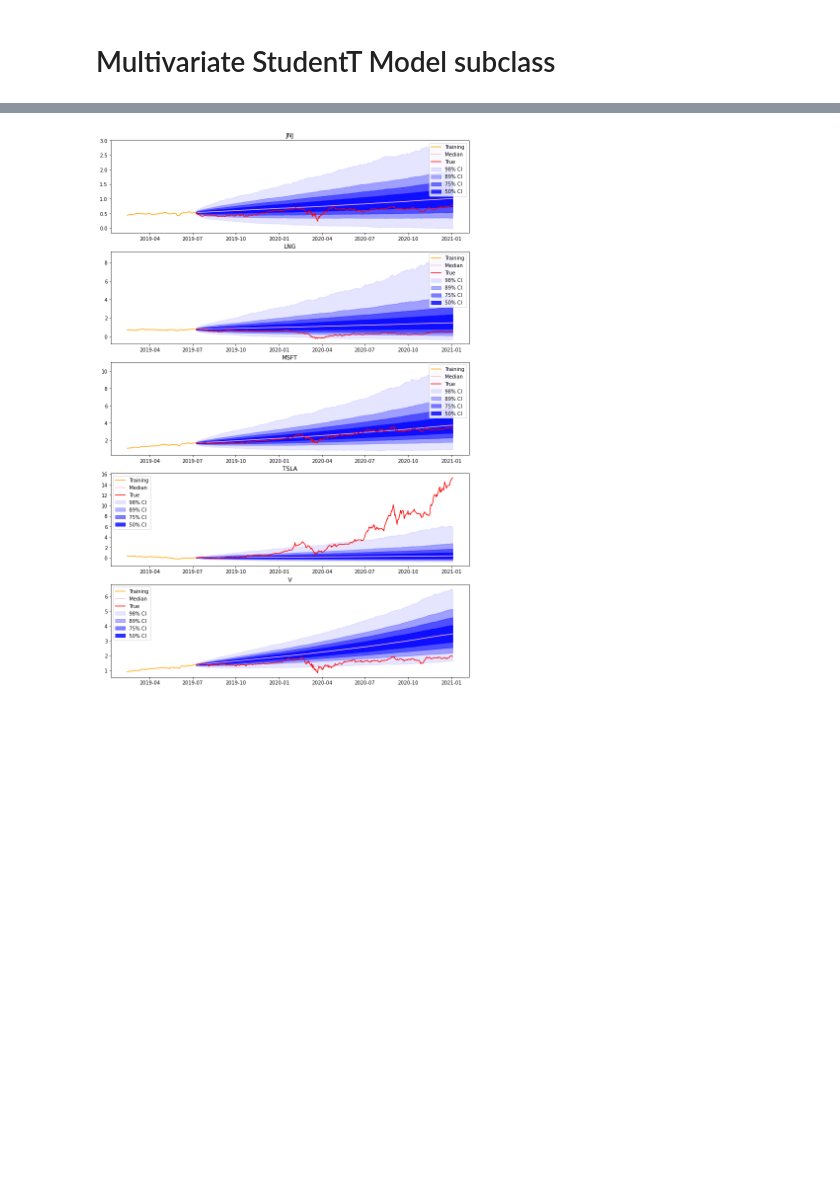
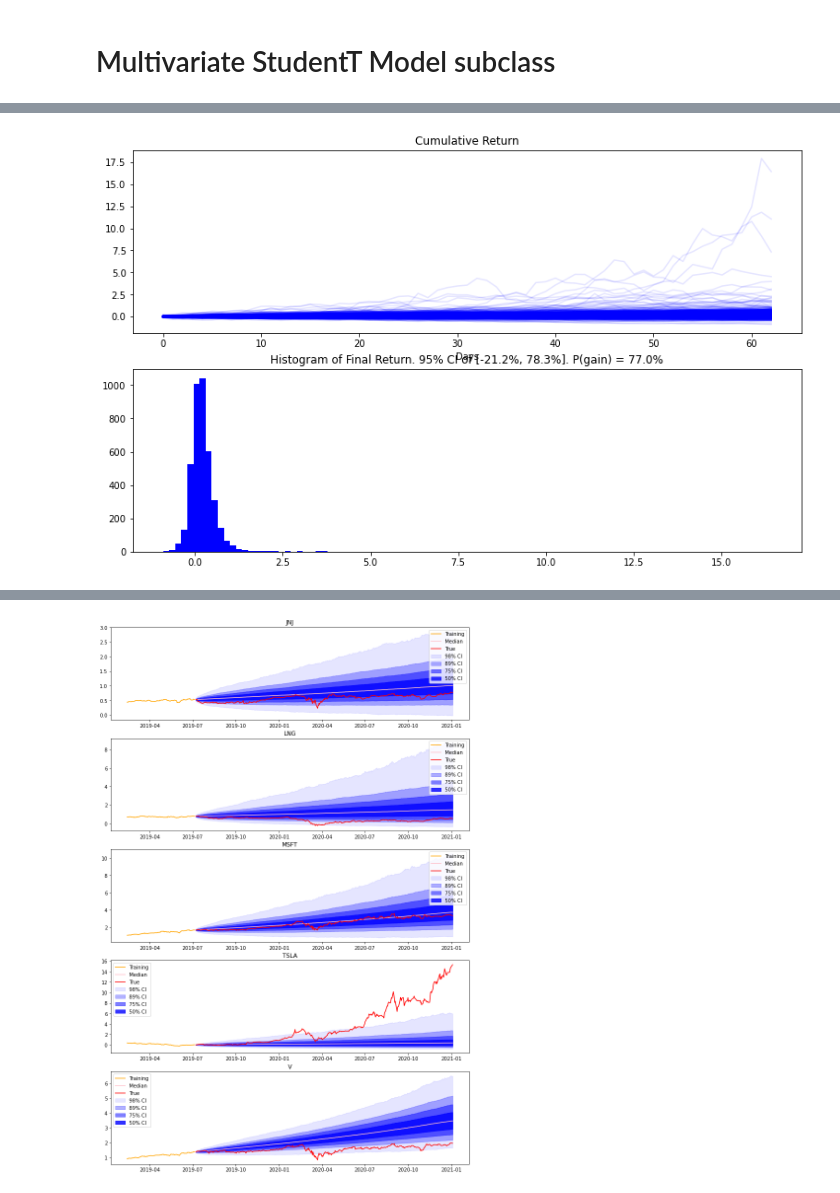
Before and after one commit to Jonathan-Lindbloom/bayesian-projects, a Jupyter notebook: Portfolio Allocation/model_class/Class definition.ipynb, the cells around one changed output, grey strips where cells are left out. Saved outputs shown, nothing was run; the diff lists cells and outputs as text; code cells hidden in the pictures; blank space fills up the shorter version.

```diff
--- a/Portfolio Allocation/model_class/Class definition.ipynb
+++ b/Portfolio Allocation/model_class/Class definition.ipynb
@@ -313,0 +360,4 @@ def compute_bands(vals, levels=[1.0, 5.5, 12.5, 25, 75, 87.5, 94.5, 99.0]):
+# %%
+plot_optimal_return_paths(m.opt_weights, m.pred_cum_returns, n_to_plot=1000)
+# %% [output]
+[figure, added]
```
Also changed, not shown: parts of 37 cells of this notebook, 15 other files.
